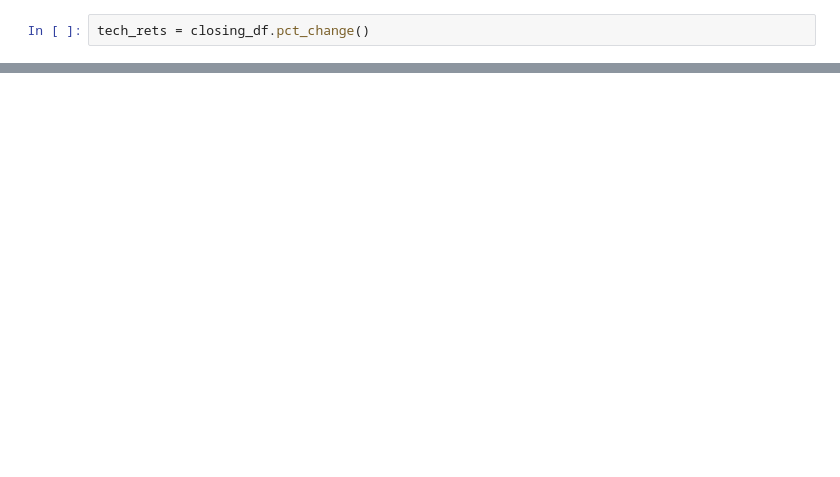
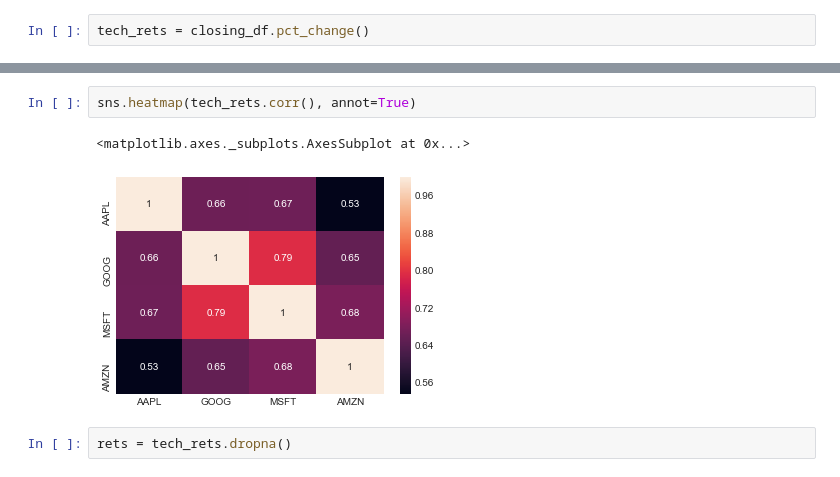
Before and after one commit to kiyo2022/project, a Jupyter notebook: 株式市場データ.ipynb, the cells around one changed output, grey strips where cells are left out. Drawn from its saved outputs; the diff is of its cells as text; blank space fills up the shorter version.

```diff
--- a/株式市場データ.ipynb
+++ b/株式市場データ.ipynb
@@ -154,0 +176,7 @@ sns.jointplot('GOOG','MSFT',tech_rets, kind='scatter',color='seagreen')
+# %%
+sns.heatmap(tech_rets.corr(), annot=True)
+# %% [output]
+<matplotlib.axes._subplots.AxesSubplot at 0x...>
+[figure, added]
+# %%
+rets = tech_rets.dropna()
```
Also changed, not shown: parts of 34 cells of this notebook.
